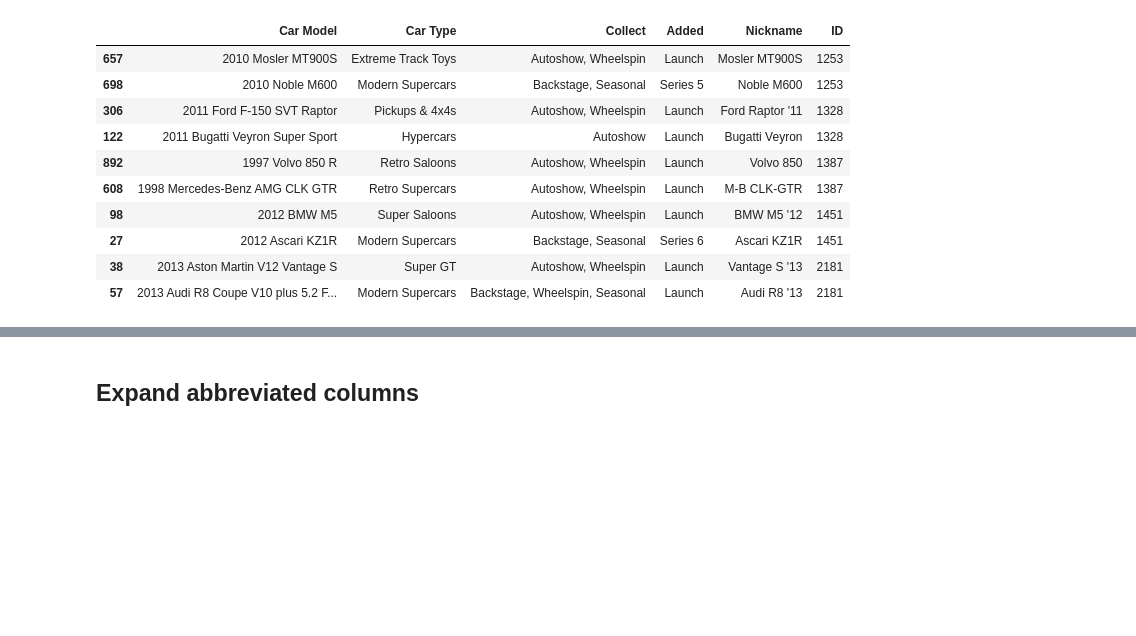
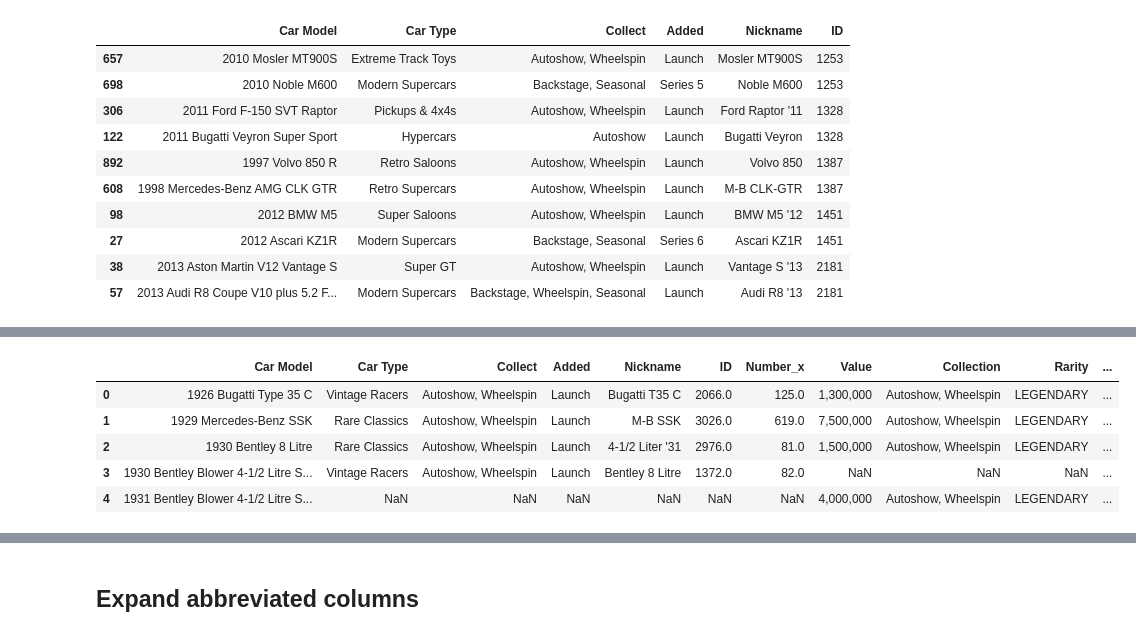
Before and after one commit to iaspidem/fh-cars-list, a Jupyter notebook: fh5-process-ext.ipynb, the cells around one changed output, grey strips where cells are left out. Cells and saved outputs as stored; diff of their text form; code cells hidden in the pictures; blank space fills up the shorter version.

```diff
--- a/fh5-process-ext.ipynb
+++ b/fh5-process-ext.ipynb
@@ -91,4 +129,12 @@ display(df_filter)
-# %%
-columns_to_drop = [1, 2, 3, 4]
-df = df.drop(df.columns[columns_to_drop], axis=1)
-df.head()
+# %%
+df_owned["Year"] = df_owned["Year"].astype(str)
+df_owned = df_owned.sort_values(["Brand", "Year", "Vehicle"], ascending=[True, False, True], key=lambda col: col.str.lower())
+df_owned = df_owned.reset_index(drop=True)
+
+df_owned["Car Model"] = df_owned["Year"] + " " + df_owned["Brand"] + " " + df_owned["Vehicle"]
+columns_to_drop = ["Brand", "Vehicle", "Year"]
+df_owned = df_owned.drop(["Brand", "Vehicle", "Year"], axis=1)
+df_owned = df_owned.iloc[:, [5, 0, 1, 2, 3, 4]]
+
+df_owned["Owned"] = df_owned["Owned"].fillna("1")
+df_owned.head()
@@ -94,0 +156,3 @@ df.head()
+# %%
+df["Number"] = df.index + 1
+df.head()
@@ -94,0 +166,3 @@ df.head()
+# %%
+df_owned["Number"] = df_owned.index + 1
+df_owned.head()
@@ -94,0 +176,12 @@ df.head()
+# %%
+df["Car Model"] = df["Car Model"].str.strip()
+df_owned["Car Model"] = df_owned["Car Model"].str.strip()
+df_master = pd.merge(df, df_owned, on="Car Model", how="outer")
+df_master.head()
+# %% [output]
+|  | Car Model | Car Type | Collect | Added | Nickname | ID | Number_x | Value | Collection | Rarity | ... |
+| 0 | 1926 Bugatti Type 35 C | Vintage Racers | Autoshow, Wheelspin | Launch | Bugatti T35 C | 2066.0 | 125.0 | 1,300,000 | Autoshow, Wheelspin | LEGENDARY | ... |
+| 1 | 1929 Mercedes-Benz SSK | Rare Classics | Autoshow, Wheelspin | Launch | M-B SSK | 3026.0 | 619.0 | 7,500,000 | Autoshow, Wheelspin | LEGENDARY | ... |
+| 2 | 1930 Bentley 8 Litre | Rare Classics | Autoshow, Wheelspin | Launch | 4-1/2 Liter '31 | 2976.0 | 81.0 | 1,500,000 | Autoshow, Wheelspin | LEGENDARY | ... |
+| 3 | 1930 Bentley Blower 4-1/2 Litre S... | Vintage Racers | Autoshow, Wheelspin | Launch | Bentley 8 Litre | 1372.0 | 82.0 | NaN | NaN | NaN | ... |
+| 4 | 1931 Bentley Blower 4-1/2 Litre S... | NaN | NaN | NaN | NaN | NaN | NaN | 4,000,000 | Autoshow, Wheelspin | LEGENDARY | ... |
```
Also changed, not shown: parts of 15 cells of this notebook.
